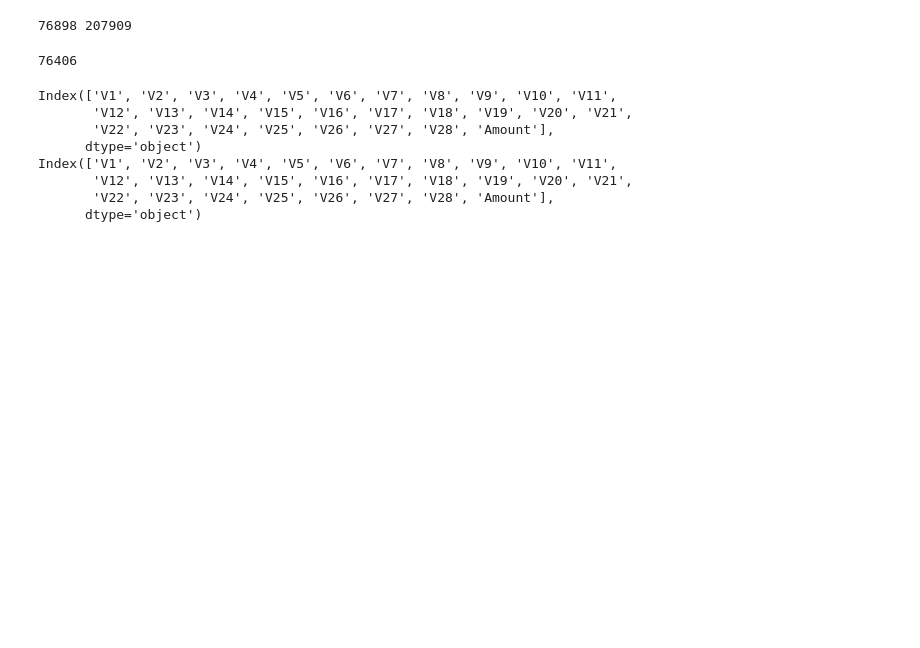
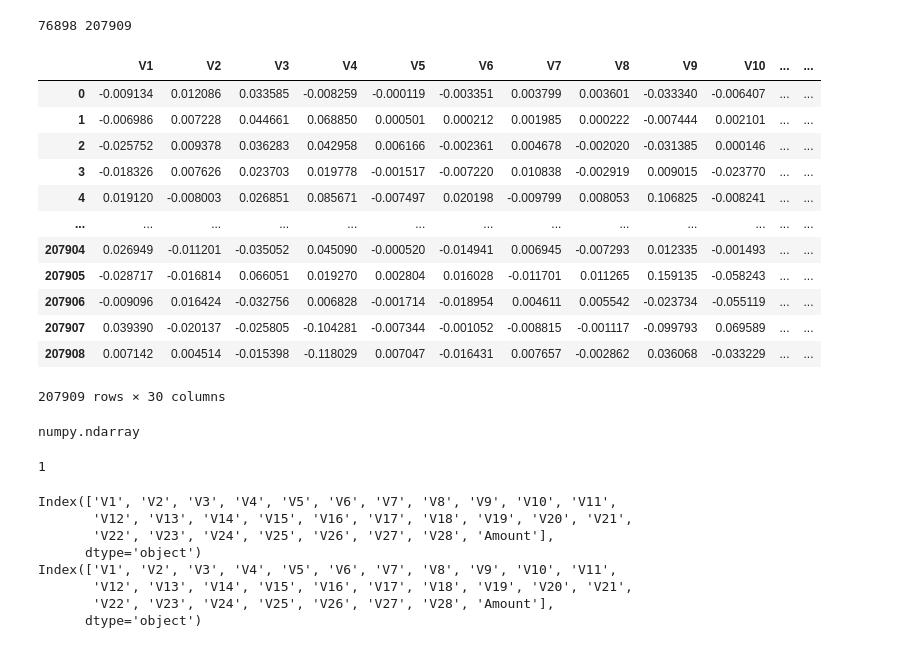
Before and after one commit to MCPMAlf/An-lisis-de-Datos, a Jupyter notebook: Proyecto4_Ejercicio2.ipynb, the cells around one changed output. Cells and saved outputs as stored; diff of their text form; code cells hidden in the pictures; blank space fills up the shorter version.

```diff
--- a/Proyecto4_Ejercicio2.ipynb
+++ b/Proyecto4_Ejercicio2.ipynb
@@ -100,8 +100,23 @@ Datos_Test = Datos_Analisis[Datos_Analisis.Class == 0].drop(Datos_Train.index)
 
 #print(len(Datos_Train))
 #print(len(Datos_Test))
-# %%
-len(Datos_Test)
-# %% [output]
-76406
+# %%
+Datos_Train = Datos_Train.reset_index().drop(["index"], axis = 1)
+Datos_Test = Datos_Test.reset_index().drop(["index"], axis = 1)
+# %%
+Datos_Train
+# %% [output]
+|  | V1 | V2 | V3 | V4 | V5 | V6 | V7 | V8 | V9 | V10 | ... | ... |
+| 0 | -0.009134 | 0.012086 | 0.033585 | -0.008259 | -0.000119 | -0.003351 | 0.003799 | 0.003601 | -0.033340 | -0.006407 | ... | ... |
+| 1 | -0.006986 | 0.007228 | 0.044661 | 0.068850 | 0.000501 | 0.000212 | 0.001985 | 0.000222 | -0.007444 | 0.002101 | ... | ... |
+| 2 | -0.025752 | 0.009378 | 0.036283 | 0.042958 | 0.006166 | -0.002361 | 0.004678 | -0.002020 | -0.031385 | 0.000146 | ... | ... |
+| 3 | -0.018326 | 0.007626 | 0.023703 | 0.019778 | -0.001517 | -0.007220 | 0.010838 | -0.002919 | 0.009015 | -0.023770 | ... | ... |
+| 4 | 0.019120 | -0.008003 | 0.026851 | 0.085671 | -0.007497 | 0.020198 | -0.009799 | 0.008053 | 0.106825 | -0.008241 | ... | ... |
+| ... | ... | ... | ... | ... | ... | ... | ... | ... | ... | ... | ... | ... |
+| 207904 | 0.026949 | -0.011201 | -0.035052 | 0.045090 | -0.000520 | -0.014941 | 0.006945 | -0.007293 | 0.012335 | -0.001493 | ... | ... |
+| 207905 | -0.028717 | -0.016814 | 0.066051 | 0.019270 | 0.002804 | 0.016028 | -0.011701 | 0.011265 | 0.159135 | -0.058243 | ... | ... |
+| 207906 | -0.009096 | 0.016424 | -0.032756 | 0.006828 | -0.001714 | -0.018954 | 0.004611 | 0.005542 | -0.023734 | -0.055119 | ... | ... |
+| 207907 | 0.039390 | -0.020137 | -0.025805 | -0.104281 | -0.007344 | -0.001052 | -0.008815 | -0.001117 | -0.099793 | 0.069589 | ... | ... |
+| 207908 | 0.007142 | 0.004514 | -0.015398 | -0.118029 | 0.007047 | -0.016431 | 0.007657 | -0.002862 | 0.036068 | -0.033229 | ... | ... |
+207909 rows × 30 columns
 # %%
@@ -110 +125,9 @@ y_Datos_test = Datos_Test["Class"]
+# %%
+type(y_Datos_test)
+# %% [output]
+numpy.ndarray
+# %%
+y_Datos_test[190]
+# %% [output]
+1
 # %%
```
Also changed, not shown: parts of 12 cells of this notebook.
